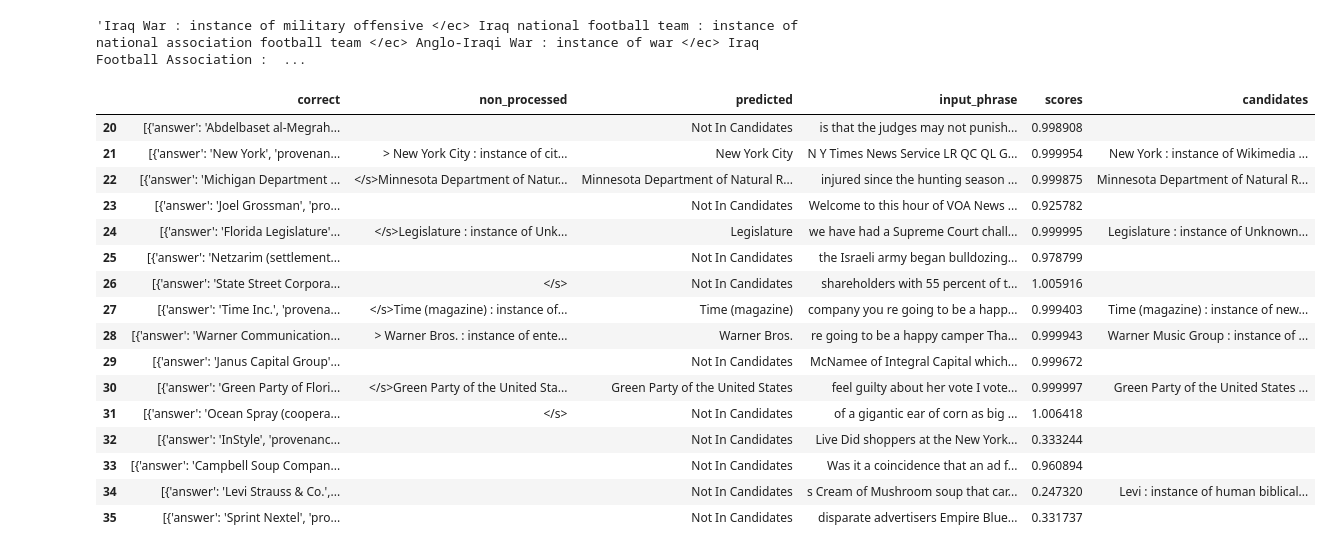
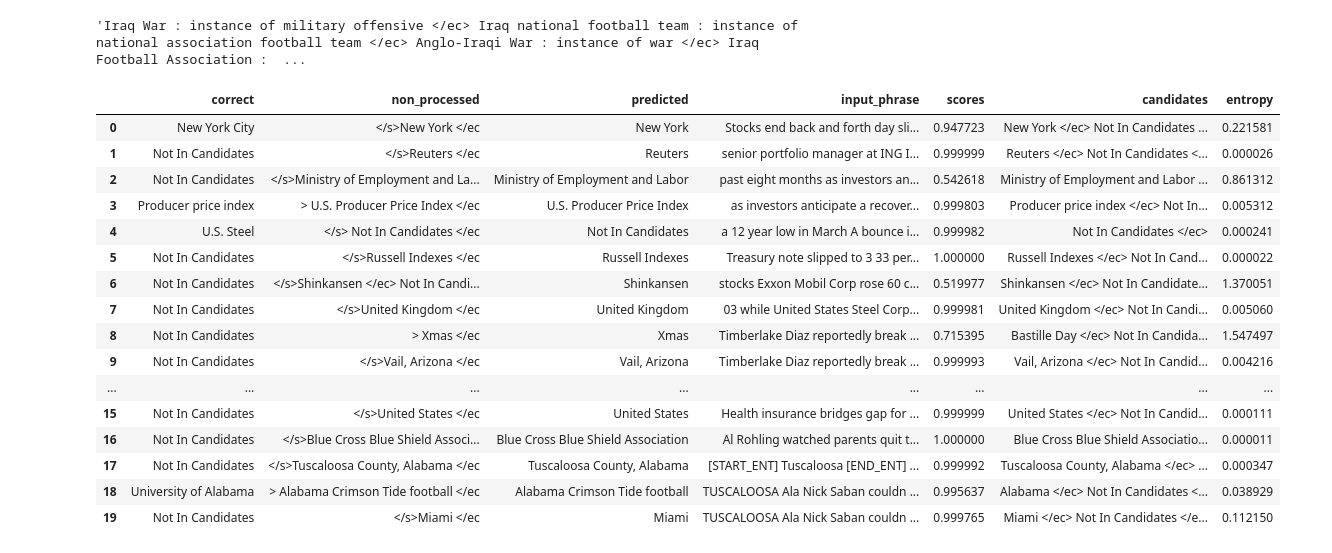
Before and after one commit to Blowdire/ExtractiveEntityDisambigationNILPred, a Jupyter notebook: TestRoberta2.ipynb, the cells around one changed output. Saved outputs shown, nothing was run; the diff lists cells and outputs as text; code cells hidden in the pictures.

```diff
--- a/TestRoberta2.ipynb
+++ b/TestRoberta2.ipynb
@@ -343,7 +345,7 @@ def process_answer(answer, candidates):
             modified_answer = modified_answer.replace("(", "")
             modified_answer = modified_answer.replace(")", "")
         if modified_answer == "Not In Candidates":
-            modified_answer = "NIL"
+            modified_answer = "Not In Candidates"
         if modified_answer == "":
             modified_answer = "Not In Candidates"
         if modified_answer not in candidates:
@@ -433,9 +464,10 @@ import json
 import torch
 
 results = []
-file_path = "./aida-test-kilt-instanceof.jsonl"
+file_path = "./nil_el_test_instanceof.jsonl"
 dataset = []
 with open(file_path, "r") as file:
+    # dataset = json.load(file)
     for line in file:
         # Load each line as a JSON object
         data_line = json.loads(line)
@@ -444,7 +476,7 @@ with open(file_path, "r") as file:
 
 for item in tqdm(dataset):
     try:
-        pred = make_prediction(item, False)
+        pred = make_prediction(item, True)
         results.append(pred)
     except Exception as e:
         print(e)
@@ -460,17 +497,22 @@ correct_nil = 0
 wrong_nil = 0
 full_data = []
 for result in tqdm(results):
-  processed = result['predicted']
-  if processed == result['correct'][0]['answer']:
-    correct += 1
-    correct_trace.append(result)
-    if processed == 'Not In Candidates':
-        correct_nil += 1
-  else:
-    if result['correct'][0]['answer'] == 'Not In Candidates':
-        wrong_nil += 1
-    wrong.append(result)
-  full_data.append({'score': result['scores'], 'nil': int(result['correct'][0]['answer'] == 'Not In Candidates')} )
+    processed = result["predicted"]
+    if processed == result["correct"]:
+        correct += 1
+        correct_trace.append(result)
+        if processed == "Not In Candidates":
+            correct_nil += 1
+    else:
+        if result["correct"] == "Not In Candidates":
+            wrong_nil += 1
+        wrong.append(result)
+    full_data.append(
+        {
+            "score": result["scores"],
+            "nil": int(result["correct"] == "Not In Candidates"),
+        }
+    )
 # %%
 print(f"accuracy of the model is {correct/len(results)}")
 print(f"accuracy in nil prediction is: {correct_nil/(correct_nil+wrong_nil)}")
@@ -508,26 +552,26 @@ df.iloc[0]['candidates']
 'Iraq War : instance of military offensive </ec> Iraq national football team : instance of national association football team </ec> Anglo-Iraqi War : instance of war </ec> Iraq Football Association :  ...
 # %%
 n = 20
-offset=1
+offset=0
 df.iloc[offset *n : offset*n + n]
 # %% [output]
-|  | correct | non_processed | predicted | input_phrase | scores | candidates |
-| 20 | [{'answer': 'Abdelbaset al-Megrah... |  | Not In Candidates | is that the judges may not punish... | 0.998908 |  |
-| 21 | [{'answer': 'New York', 'provenan... | > New York City : instance of cit... | New York City | N Y Times News Service LR QC QL G... | 0.999954 | New York : instance of Wikimedia ... |
-| 22 | [{'answer': 'Michigan Department ... | </s>Minnesota Department of Natur... | Minnesota Department of Natural R... | injured since the hunting season ... | 0.999875 | Minnesota Department of Natural R... |
-| 23 | [{'answer': 'Joel Grossman', 'pro... |  | Not In Candidates | Welcome to this hour of VOA News ... | 0.925782 |  |
-| 24 | [{'answer': 'Florida Legislature'... | </s>Legislature : instance of Unk... | Legislature | we have had a Supreme Court chall... | 0.999995 | Legislature : instance of Unknown... |
-| 25 | [{'answer': 'Netzarim (settlement... |  | Not In Candidates | the Israeli army began bulldozing... | 0.978799 |  |
-| 26 | [{'answer': 'State Street Corpora... | </s> | Not In Candidates | shareholders with 55 percent of t... | 1.005916 |  |
-| 27 | [{'answer': 'Time Inc.', 'provena... | </s>Time (magazine) : instance of... | Time (magazine) | company you re going to be a happ... | 0.999403 | Time (magazine) : instance of new... |
-| 28 | [{'answer': 'Warner Communication... | > Warner Bros. : instance of ente... | Warner Bros. | re going to be a happy camper Tha... | 0.999943 | Warner Music Group : instance of ... |
-| 29 | [{'answer': 'Janus Capital Group'... |  | Not In Candidates | McNamee of Integral Capital which... | 0.999672 |  |
-| 30 | [{'answer': 'Green Party of Flori... | </s>Green Party of the United Sta... | Green Party of the United States | feel guilty about her vote I vote... | 0.999997 | Green Party of the United States ... |
-| 31 | [{'answer': 'Ocean Spray (coopera... | </s> | Not In Candidates | of a gigantic ear of corn as big ... | 1.006418 |  |
-| 32 | [{'answer': 'InStyle', 'provenanc... |  | Not In Candidates | Live Did shoppers at the New York... | 0.333244 |  |
-| 33 | [{'answer': 'Campbell Soup Compan... |  | Not In Candidates | Was it a coincidence that an ad f... | 0.960894 |  |
-| 34 | [{'answer': 'Levi Strauss & Co.',... |  | Not In Candidates | s Cream of Mushroom soup that car... | 0.247320 | Levi : instance of human biblical... |
-| 35 | [{'answer': 'Sprint Nextel', 'pro... |  | Not In Candidates | disparate advertisers Empire Blue... | 0.331737 |  |
+|  | correct | non_processed | predicted | input_phrase | scores | candidates | entropy |
+| 0 | New York City | </s>New York </ec | New York | Stocks end back and forth day sli... | 0.947723 | New York </ec> Not In Candidates ... | 0.221581 |
+| 1 | Not In Candidates | </s>Reuters </ec | Reuters | senior portfolio manager at ING I... | 0.999999 | Reuters </ec> Not In Candidates <... | 0.000026 |
+| 2 | Not In Candidates | </s>Ministry of Employment and La... | Ministry of Employment and Labor | past eight months as investors an... | 0.542618 | Ministry of Employment and Labor ... | 0.861312 |
+| 3 | Producer price index | > U.S. Producer Price Index </ec | U.S. Producer Price Index | as investors anticipate a recover... | 0.999803 | Producer price index </ec> Not In... | 0.005312 |
+| 4 | U.S. Steel | </s> Not In Candidates </ec | Not In Candidates | a 12 year low in March A bounce i... | 0.999982 | Not In Candidates </ec> | 0.000241 |
+| 5 | Not In Candidates | </s>Russell Indexes </ec | Russell Indexes | Treasury note slipped to 3 33 per... | 1.000000 | Russell Indexes </ec> Not In Cand... | 0.000022 |
+| 6 | Not In Candidates | </s>Shinkansen </ec> Not In Candi... | Shinkansen | stocks Exxon Mobil Corp rose 60 c... | 0.519977 | Shinkansen </ec> Not In Candidate... | 1.370051 |
+| 7 | Not In Candidates | </s>United Kingdom </ec | United Kingdom | 03 while United States Steel Corp... | 0.999981 | United Kingdom </ec> Not In Candi... | 0.005060 |
+| 8 | Not In Candidates | > Xmas </ec | Xmas | Timberlake Diaz reportedly break ... | 0.715395 | Bastille Day </ec> Not In Candida... | 1.547497 |
+| 9 | Not In Candidates | </s>Vail, Arizona </ec | Vail, Arizona | Timberlake Diaz reportedly break ... | 0.999993 | Vail, Arizona </ec> Not In Candid... | 0.004216 |
+| ... | ... | ... | ... | ... | ... | ... | ... |
+| 15 | Not In Candidates | </s>United States </ec | United States | Health insurance bridges gap for ... | 0.999999 | United States </ec> Not In Candid... | 0.000111 |
+| 16 | Not In Candidates | </s>Blue Cross Blue Shield Associ... | Blue Cross Blue Shield Association | Al Rohling watched parents quit t... | 1.000000 | Blue Cross Blue Shield Associatio... | 0.000011 |
+| 17 | Not In Candidates | </s>Tuscaloosa County, Alabama </ec | Tuscaloosa County, Alabama | [START_ENT] Tuscaloosa [END_ENT] ... | 0.999992 | Tuscaloosa County, Alabama </ec> ... | 0.000347 |
+| 18 | University of Alabama | > Alabama Crimson Tide football </ec | Alabama Crimson Tide football | TUSCALOOSA Ala Nick Saban couldn ... | 0.995637 | Alabama </ec> Not In Candidates <... | 0.038929 |
+| 19 | Not In Candidates | </s>Miami </ec | Miami | TUSCALOOSA Ala Nick Saban couldn ... | 0.999765 | Miami </ec> Not In Candidates </e... | 0.112150 |
 # %%
 df.to_csv("./errorsNil.csv")
 df_c.to_csv("./correctNil.csv")
```
Also changed, not shown: parts of 5 cells of this notebook, 25 other files.
